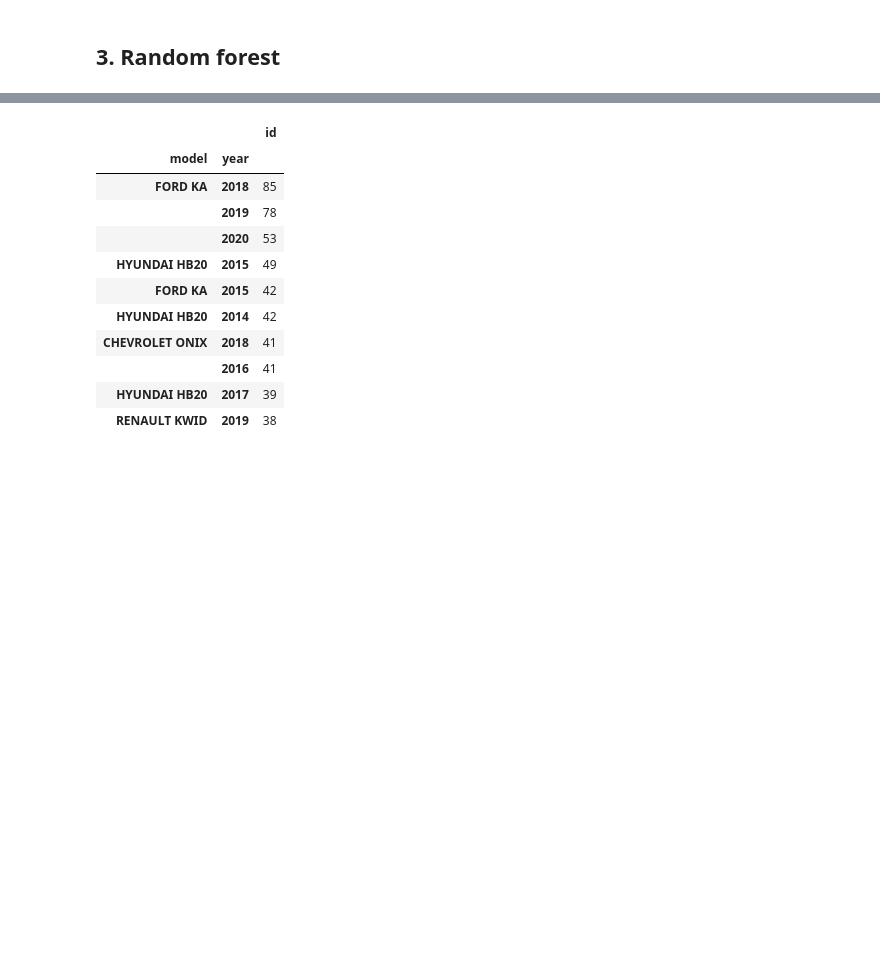
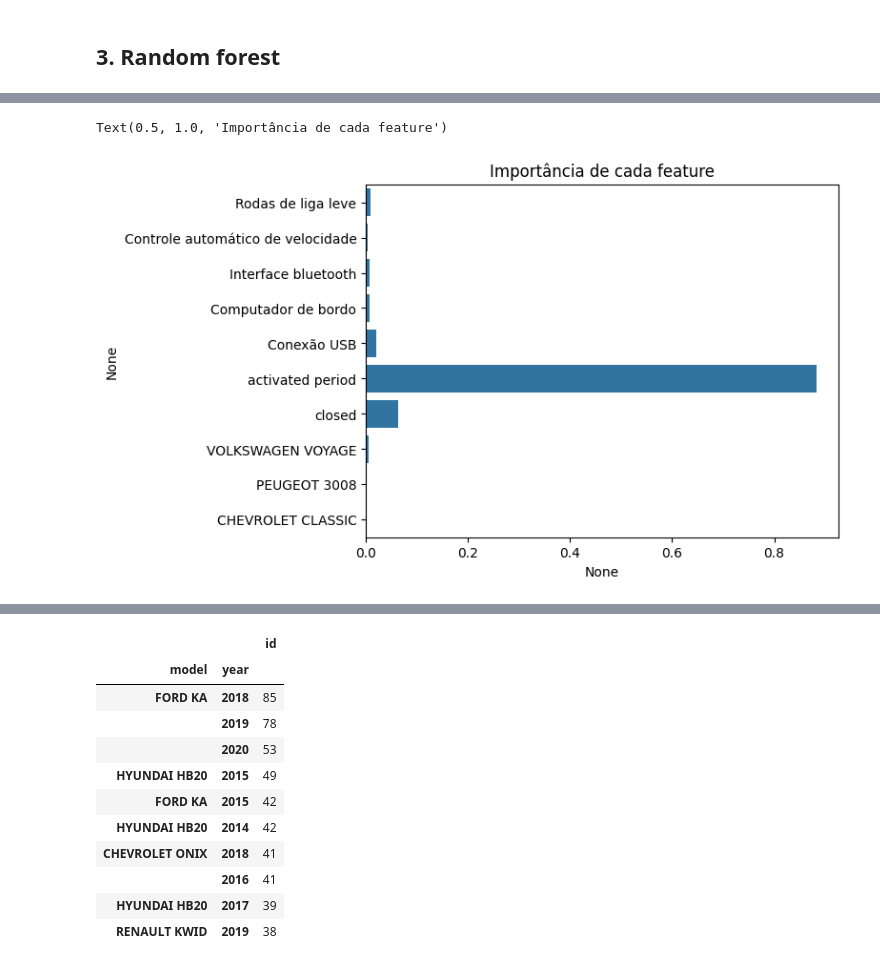
Before and after one commit to antoineelmallah/olx_colab, a Jupyter notebook: estudo_olx.ipynb, the cells around one changed output, grey strips where cells are left out. Drawn from its saved outputs; the diff is of its cells as text; code cells hidden in the pictures; blank space fills up the shorter version.

```diff
--- a/estudo_olx.ipynb
+++ b/estudo_olx.ipynb
@@ -282 +307,7 @@ y_pred = clf.predict(X_test)
+# %%
+importances = pd.Series(data=clf.feature_importances_, index=X.columns)
+sns.barplot(x=importances, y=importances.index, orient='h').set_title('Importância de cada feature')
+# %% [output]
+Text(0.5, 1.0, 'Importância de cada feature')
+[figure, added]
 # %%
```
Also changed, not shown: parts of 7 cells of this notebook.
